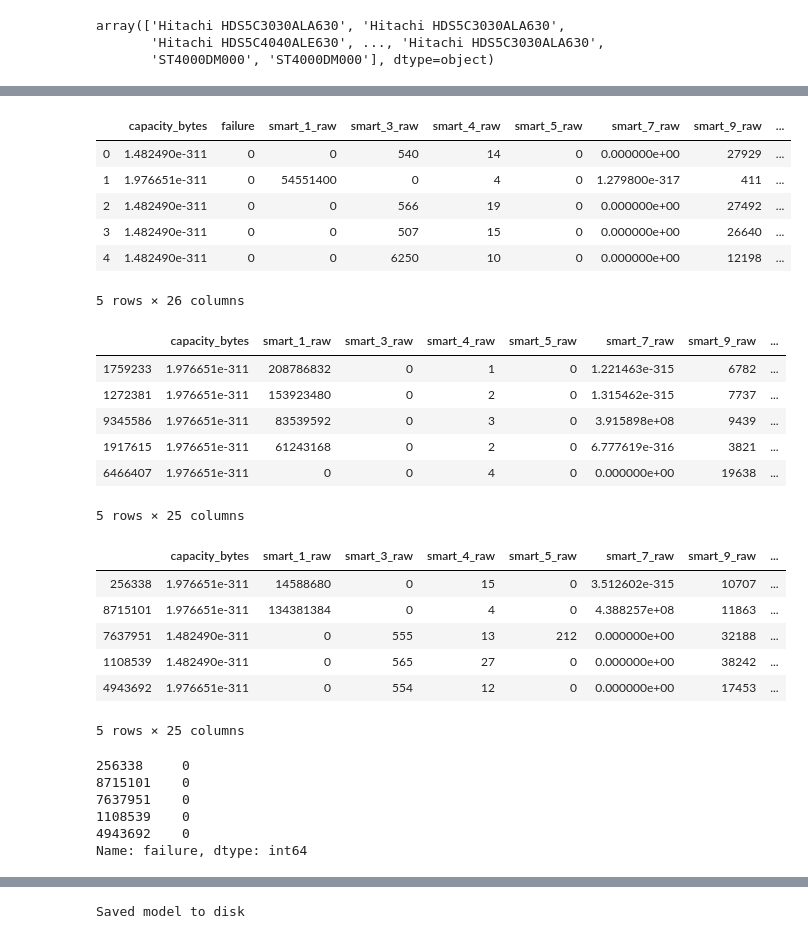
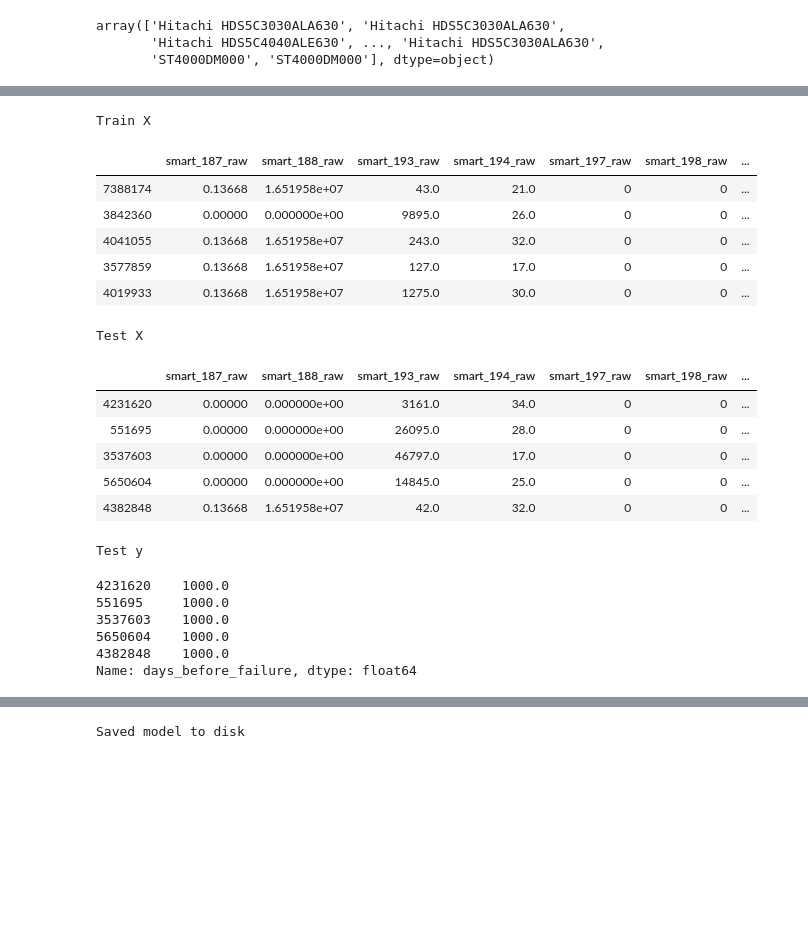
Before and after one commit to djzenma/Dell, a Jupyter notebook: anomaly_detection.ipynb, the cells around one changed output, grey strips where cells are left out. Saved outputs shown, nothing was run; the diff lists cells and outputs as text; code cells hidden in the pictures; blank space fills up the shorter version.

```diff
--- a/anomaly_detection.ipynb
+++ b/anomaly_detection.ipynb
@@ -51,0 +151,3 @@ array(['Hitachi HDS5C3030ALA630', 'Hitachi HDS5C3030ALA630',
+# %%
+df = pd.read_csv('./DataP2/preprocessed1.csv')
+df.head()
@@ -104,0 +182,3 @@ df_norm.to_csv('./DataP2/preprocessed.csv')
+# %%
+seagate = df[(df['model'] == 'ST4000DM000') & (df['days_before_failure'] != 1000)]
+seagate['days_before_failure'].value_counts()
@@ -105,58 +198,60 @@ df_norm.to_csv('./DataP2/preprocessed.csv')
 # %%
+# Feature Selection
+seagate = seagate[['date', 'model', 'serial_number', 'failure', 'days_before_failure',
+         'smart_5_raw','smart_9_raw','smart_187_raw',
+       'smart_188_raw','smart_193_raw','smart_194_raw',
+       'smart_197_raw','smart_198_raw','smart_241_raw','smart_242_raw']]
+
+df = df[df.columns.difference(['date', 'model', 'serial_number', 'Unnamed: 0'])]
+
 # Split
-train_x, test_x = train_test_split(df_norm, test_size=TEST_PCT, random_state=RANDOM_SEED)
+train_x, test_x = train_test_split(df, test_size=TEST_PCT, random_state=RANDOM_SEED)
 
 # Transform to DF
 trainDf = pd.DataFrame(train_x)
-trainDf.columns = df_norm.columns
+trainDf.columns = df.columns
 
 testDf = pd.DataFrame(test_x)
-testDf.columns = df_norm.columns
+testDf.columns = df.columns
 
 # Training Data
 train_x = trainDf[trainDf.days_before_failure >= 200] # Healthy drives
 train_x = train_x.drop(['failure', 'days_before_failure'], axis=1) # drop the Failure, days_before_failure column
 
 # Testing Data
-test_y = testDf['failure']
-test_x = testDf.drop(['failure'], axis=1) #drop the failure column
+test_y = testDf['days_before_failure']
+test_x = testDf.drop(['failure', 'days_before_failure'], axis=1) #drop the failure column
 
+print("Train X")
 display(train_x.head())
+print("Test X")
 display(test_x.head())
+print("Test y")
 display(test_y.head())
 
 # Scale and Standardize & Transform DF to ndarray
 train_x = StandardScaler().fit_transform(train_x)
 test_x = StandardScaler().fit_transform(test_x)
 test_y = test_y.values
-
-print(train_x)
-print(test_x)
 # %% [output]
+Train X
-|  | capacity_bytes | failure | smart_1_raw | smart_3_raw | smart_4_raw | smart_5_raw | smart_7_raw | smart_9_raw | ... |
-| 0 | 1.482490e-311 | 0 | 0 | 540 | 14 | 0 | 0.000000e+00 | 27929 | ... |
-| 1 | 1.976651e-311 | 0 | 54551400 | 0 | 4 | 0 | 1.279800e-317 | 411 | ... |
-| 2 | 1.482490e-311 | 0 | 0 | 566 | 19 | 0 | 0.000000e+00 | 27492 | ... |
-| 3 | 1.482490e-311 | 0 | 0 | 507 | 15 | 0 | 0.000000e+00 | 26640 | ... |
-| 4 | 1.482490e-311 | 0 | 0 | 6250 | 10 | 0 | 0.000000e+00 | 12198 | ... |
+|  | smart_187_raw | smart_188_raw | smart_193_raw | smart_194_raw | smart_197_raw | smart_198_raw | ... |
+| 7388174 | 0.13668 | 1.651958e+07 | 43.0 | 21.0 | 0 | 0 | ... |
+| 3842360 | 0.00000 | 0.000000e+00 | 9895.0 | 26.0 | 0 | 0 | ... |
+| 4041055 | 0.13668 | 1.651958e+07 | 243.0 | 32.0 | 0 | 0 | ... |
+| 3577859 | 0.13668 | 1.651958e+07 | 127.0 | 17.0 | 0 | 0 | ... |
+| 4019933 | 0.13668 | 1.651958e+07 | 1275.0 | 30.0 | 0 | 0 | ... |
-5 rows × 26 columns
+Test X
-|  | capacity_bytes | smart_1_raw | smart_3_raw | smart_4_raw | smart_5_raw | smart_7_raw | smart_9_raw | ... |
-| 1759233 | 1.976651e-311 | 208786832 | 0 | 1 | 0 | 1.221463e-315 | 6782 | ... |
-| 1272381 | 1.976651e-311 | 153923480 | 0 | 2 | 0 | 1.315462e-315 | 7737 | ... |
-| 9345586 | 1.976651e-311 | 83539592 | 0 | 3 | 0 | 3.915898e+08 | 9439 | ... |
-| 1917615 | 1.976651e-311 | 61243168 | 0 | 2 | 0 | 6.777619e-316 | 3821 | ... |
-| 6466407 | 1.976651e-311 | 0 | 0 | 4 | 0 | 0.000000e+00 | 19638 | ... |
+|  | smart_187_raw | smart_188_raw | smart_193_raw | smart_194_raw | smart_197_raw | smart_198_raw | ... |
+| 4231620 | 0.00000 | 0.000000e+00 | 3161.0 | 34.0 | 0 | 0 | ... |
+| 551695 | 0.00000 | 0.000000e+00 | 26095.0 | 28.0 | 0 | 0 | ... |
+| 3537603 | 0.00000 | 0.000000e+00 | 46797.0 | 17.0 | 0 | 0 | ... |
+| 5650604 | 0.00000 | 0.000000e+00 | 14845.0 | 25.0 | 0 | 0 | ... |
+| 4382848 | 0.13668 | 1.651958e+07 | 42.0 | 32.0 | 0 | 0 | ... |
-5 rows × 25 columns
-|  | capacity_bytes | smart_1_raw | smart_3_raw | smart_4_raw | smart_5_raw | smart_7_raw | smart_9_raw | ... |
-| 256338 | 1.976651e-311 | 14588680 | 0 | 15 | 0 | 3.512602e-315 | 10707 | ... |
-| 8715101 | 1.976651e-311 | 134381384 | 0 | 4 | 0 | 4.388257e+08 | 11863 | ... |
-| 7637951 | 1.482490e-311 | 0 | 555 | 13 | 212 | 0.000000e+00 | 32188 | ... |
-| 1108539 | 1.482490e-311 | 0 | 565 | 27 | 0 | 0.000000e+00 | 38242 | ... |
-| 4943692 | 1.976651e-311 | 0 | 554 | 12 | 0 | 0.000000e+00 | 17453 | ... |
-5 rows × 25 columns
+Test y
-256338     0
-8715101    0
-7637951    0
-1108539    0
-4943692    0
-Name: failure, dtype: int64
+4231620    1000.0
+551695     1000.0
+3537603    1000.0
+5650604    1000.0
+4382848    1000.0
+Name: days_before_failure, dtype: float64
```
Also changed, not shown: parts of 32 cells of this notebook, 9 other files.
